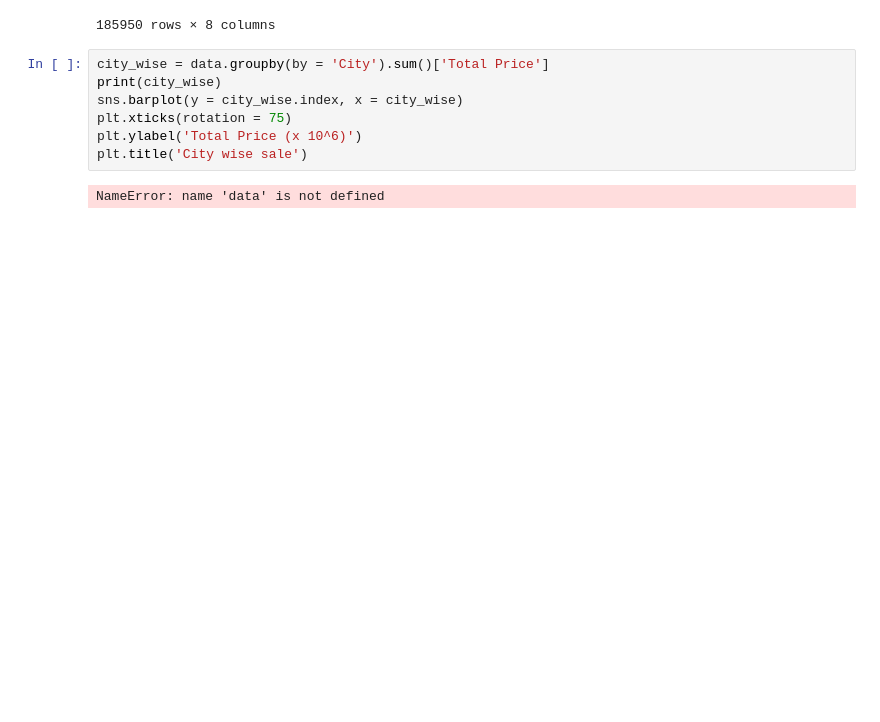
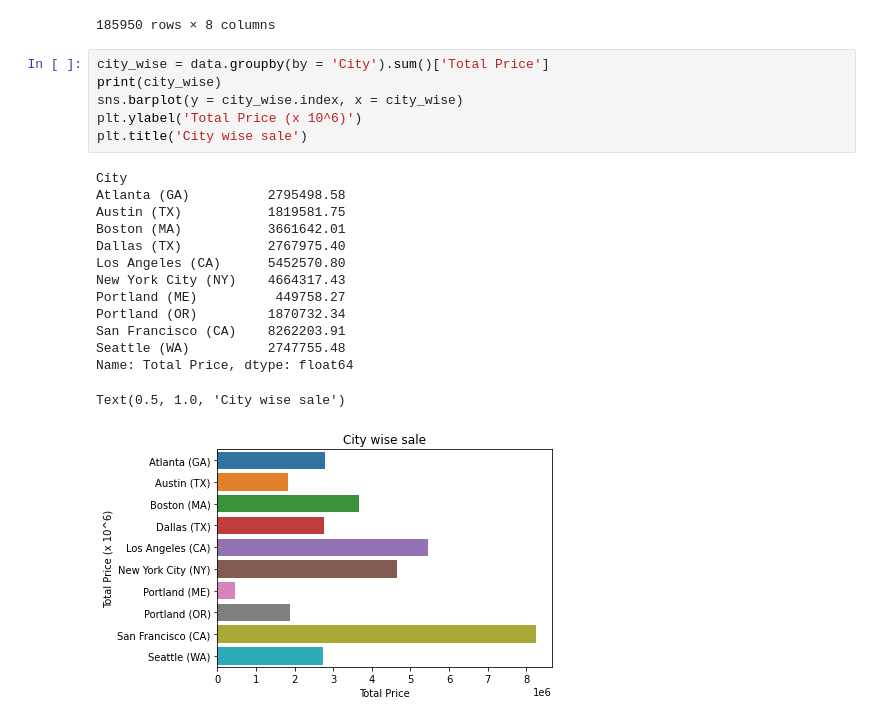
Before and after one commit to d-s-dc/Data-Analysis-on-Sales, a Jupyter notebook: Project.ipynb, the cells around one changed output. Drawn from its saved outputs; the diff is of its cells as text; blank space fills up the shorter version.

Commit message:
Correct City-Wise Comparison

```diff
--- a/Project.ipynb
+++ b/Project.ipynb
@@ -151,9 +163,21 @@ data
 # %%
 city_wise = data.groupby(by = 'City').sum()['Total Price']
 print(city_wise)
 sns.barplot(y = city_wise.index, x = city_wise)
-plt.xticks(rotation = 75)
 plt.ylabel('Total Price (x 10^6)')
 plt.title('City wise sale')
 # %% [output]
-NameError: name 'data' is not defined
+City
+Atlanta (GA)          2795498.58
+Austin (TX)           1819581.75
+Boston (MA)           3661642.01
+Dallas (TX)           2767975.40
+Los Angeles (CA)      5452570.80
+New York City (NY)    4664317.43
+Portland (ME)          449758.27
+Portland (OR)         1870732.34
+San Francisco (CA)    8262203.91
+Seattle (WA)          2747755.48
+Name: Total Price, dtype: float64
+Text(0.5, 1.0, 'City wise sale')
+[figure, added]
```
Also changed, not shown: parts of 3 cells of this notebook.
